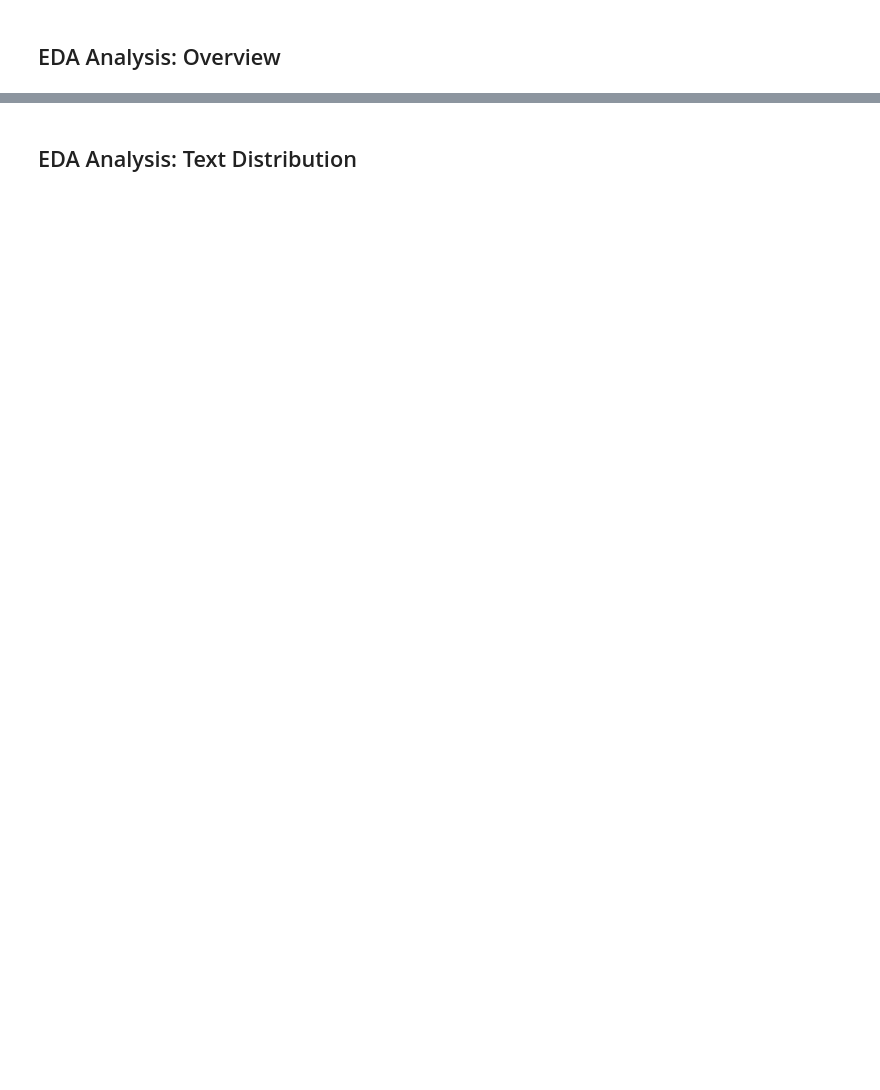
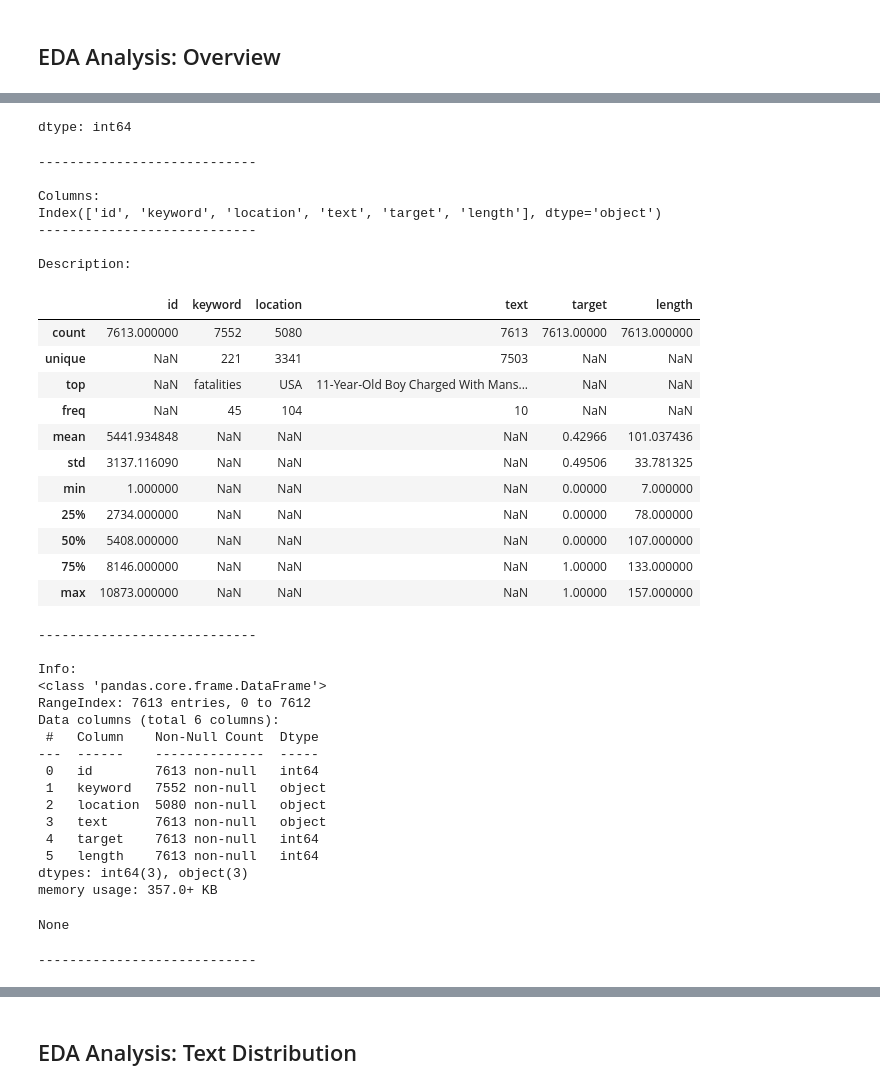
Before and after one commit to TOM-BOHN/MsDS-deep-learing-rnn-disaster-tweets, a Jupyter notebook: deep-learing-rnn-disaster-tweets.ipynb, the cells around one changed output, grey strips where cells are left out. Drawn from its saved outputs; the diff is of its cells as text; code cells hidden in the pictures; blank space fills up the shorter version.

```diff
--- a/deep-learing-rnn-disaster-tweets.ipynb
+++ b/deep-learing-rnn-disaster-tweets.ipynb
@@ -145,0 +298,37 @@ The EDA phase focuses on understanding the dataset, including data distribution
+# %%
+# Create a function to print key table details
+def quick_table_details (df_name, df, level_of_detail = 10):
+  # describe the shape and column summary
+  if level_of_detail >= 1:
+    print('\n####', df_name, '####')
+    num_rows = df.shape[0]
+    num_cols = df.shape[1]
+    print('number of features (columns) = ' + str(num_cols))
+    print('number of observations (rows) = ' + str(num_rows))
+    print('----------------------------', '\n')
+  # print the datatype counts
+  if level_of_detail >= 2:
+    print('DataType Counts:')
+    display(df.dtypes.value_counts())
+    print('----------------------------', '\n')
+  # print a full list of column names
+  if level_of_detail >= 3:
+    print('Columns:')
+    print(df.columns)
+    print('----------------------------', '\n')
+  #  expanded table details
+  if level_of_detail >= 4:
+    print('Description:')
+    display(df.describe(include='all'))
+    print('----------------------------', '\n')
+    print('Info:')
+    display(df.info())
+    print('----------------------------', '\n')
+  #  table records preview
+  if level_of_detail >= 5:
+    print('Table Preview:')
+    x_records = 3
+    display(df.head(x_records))
+    print('....')
+    display(df.tail(x_records))
+    print('----------------------------', '\n')
@@ -149,0 +497,4 @@ The EDA phase focuses on understanding the dataset, including data distribution
+# %%
+# Print summary details for the 3 tables in the datasource
+quick_table_details (df_name="train_labels", df=train_labels, level_of_detail = 4)
+# %% [output]
@@ -149,0 +510,38 @@ The EDA phase focuses on understanding the dataset, including data distribution
+dtype: int64
+----------------------------
+
+Columns:
+Index(['id', 'keyword', 'location', 'text', 'target', 'length'], dtype='object')
+----------------------------
+
+Description:
+|  | id | keyword | location | text | target | length |
+| count | 7613.000000 | 7552 | 5080 | 7613 | 7613.00000 | 7613.000000 |
+| unique | NaN | 221 | 3341 | 7503 | NaN | NaN |
+| top | NaN | fatalities | USA | 11-Year-Old Boy Charged With Mans... | NaN | NaN |
+| freq | NaN | 45 | 104 | 10 | NaN | NaN |
+| mean | 5441.934848 | NaN | NaN | NaN | 0.42966 | 101.037436 |
+| std | 3137.116090 | NaN | NaN | NaN | 0.49506 | 33.781325 |
+| min | 1.000000 | NaN | NaN | NaN | 0.00000 | 7.000000 |
+| 25% | 2734.000000 | NaN | NaN | NaN | 0.00000 | 78.000000 |
+| 50% | 5408.000000 | NaN | NaN | NaN | 0.00000 | 107.000000 |
+| 75% | 8146.000000 | NaN | NaN | NaN | 1.00000 | 133.000000 |
+| max | 10873.000000 | NaN | NaN | NaN | 1.00000 | 157.000000 |
+----------------------------
+
+Info:
+<class 'pandas.core.frame.DataFrame'>
+RangeIndex: 7613 entries, 0 to 7612
+Data columns (total 6 columns):
+ #   Column    Non-Null Count  Dtype
+---  ------    --------------  -----
+ 0   id        7613 non-null   int64
+ 1   keyword   7552 non-null   object
+ 2   location  5080 non-null   object
+ 3   text      7613 non-null   object
+ 4   target    7613 non-null   int64
+ 5   length    7613 non-null   int64
+dtypes: int64(3), object(3)
+memory usage: 357.0+ KB
+None
+----------------------------
```
Also changed, not shown: parts of 41 cells of this notebook.
